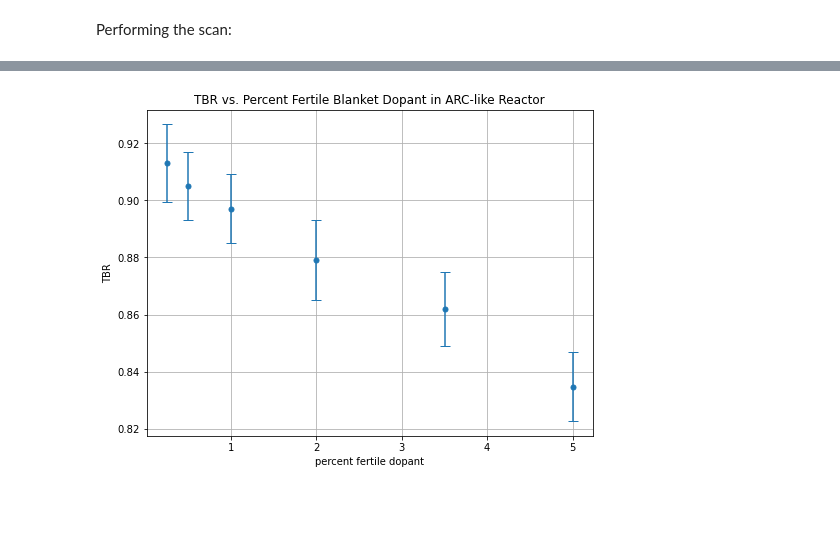
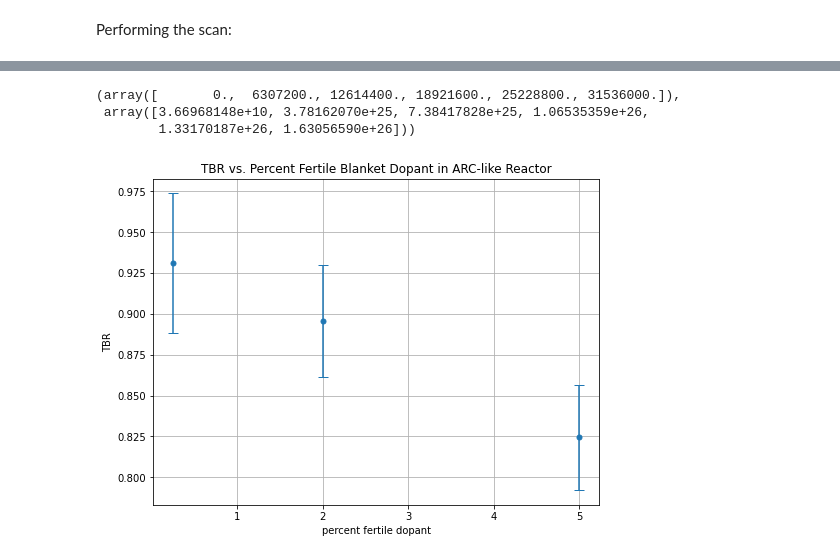
Before and after one commit to jlball/arc-proliferation, a Jupyter notebook: arc2018/arc2018_depletion_scan.ipynb, the cells around one changed output, grey strips where cells are left out. Saved outputs shown, nothing was run; the diff lists cells and outputs as text; code cells hidden in the pictures; blank space fills up the shorter version.

Commit message:
Added calculation of time to significant quantity. Plot has weird units however

```diff
--- a/arc2018/arc2018_depletion_scan.ipynb
+++ b/arc2018/arc2018_depletion_scan.ipynb
@@ -24,6 +24,7 @@ volumes = json.load(file)
 file.close()
 # %%
 nmm.AddMaterialFromFile("mat_lib.json")
+blanket_material_ids = np.empty(4)
 
 def generate_materials(percent_fertile=0, Li6_enrichment=7.8):
     plasma = nmm.Material.from_library("plasma").openmc_material
@@ -73,9 +74,10 @@ def generate_materials(percent_fertile=0, Li6_enrichment=7.8):
         ]
     )
 
-    return materials
+    blanket_material_ids = np.array([ib_tank.id, ob_tank.id, ib_cc.id, ob_cc.id])
+    print(blanket_material_ids)
 
-materials = generate_materials(percent_fertile=percent_fertile)
+    return materials, blanket_material_ids
 # %% [output]
 Added materials to library from mat_lib.json
 Added material ['plasma', 'flibe', 'uf4', 'tungsten', 'lead', 'beryllium']
@@ -135,7 +137,7 @@ source.energy = openmc.stats.Muir(e0=14080000.0, m_rat=5.0, kt=20000.0)
 # specifies the simulation computational intensity
 settings = openmc.Settings()
 settings.batches = 10
-settings.particles = 500
+settings.particles = 100
 settings.inactive = 0
 settings.run_mode = "fixed source"
 settings.source = source
@@ -177,7 +179,7 @@ tallies = openmc.Tallies([trit_tally, plut_tally, Be_tally, fis_tally, u_tally])
 # %% [markdown]
 Setting up for the scan of depletion runs:
 # %%
-percents_fertile = [0.25, 0.5, 1, 2, 3.5, 5]
+percents_fertile = [0.25, 2, 5]
 
 # this tells openmc the decay paths between isotopes including proabilities of different routes and half lives
 chain_filename = 'chain_endfb71_pwr.xml'
@@ -194,3 +196,5 @@ time_steps = [final_time*60*60 / number_of_steps] * number_of_steps
 source_rates = [fusion_power / energy_per_fusion] * number_of_steps
 
 tbrs, tbrs_std = np.empty(len(percents_fertile)), np.empty(len(percents_fertile))
+
+times_to_sq = np.empty(len(percents_fertile))
@@ -216,7 +259,7 @@ Performing the scan:
 # %%
 for i, percent_fertile in enumerate(percents_fertile):
     # Create materials object with desired pertile percent:
-    materials = generate_materials(percent_fertile=percent_fertile)
+    materials, blanket_material_ids = generate_materials(percent_fertile=percent_fertile)
 
     #Create OpenMC model object using this new materials object:
     model = openmc.Model(
@@ -238,4 +281,10 @@ for i, percent_fertile in enumerate(percents_fertile):
     tbr, tbr_std = extract_tbr()
     tbrs[i] = tbr
     tbrs_std[i] = tbr_std
+
+    #Extract time to significant quantity:
+    results = openmc.deplete.ResultsList.from_hdf5("depletion_results.h5")
+    times = compute_times()
+
+    times_to_sq[i] = extract_time_to_sq(times, results)
 # %% [output]
@@ -402,17 +451,17 @@ for i, percent_fertile in enumerate(percents_fertile):
+# %%
+results.get_atoms(0, 'Pu239')
+# %% [output]
+(array([       0.,  6307200., 12614400., 18921600., 25228800., 31536000.]),
+ array([3.66968148e+10, 3.78162070e+25, 7.38417828e+25, 1.06535359e+26,
+        1.33170187e+26, 1.63056590e+26]))
 # %%
-results = openmc.deplete.ResultsList.from_hdf5("depletion_results.h5")
-times, _ = results.get_atoms("10", 'Pu239')
-
-
-
 fig, ax = plt.subplots()
 ax.errorbar(percents_fertile, tbrs, yerr=tbrs_std, fmt='.', ms=10, capsize=5)
-
 
 ax.set(title="TBR vs. Percent Fertile Blanket Dopant in ARC-like Reactor", xlabel="percent fertile dopant", ylabel='TBR')
 ax.grid()
 
 plt.gcf().set_size_inches(8, 6)
 plt.show()
 # %% [output]
-[figure, old version]
+[figure, new version]
```
Also changed, not shown: parts of 4 cells of this notebook.
